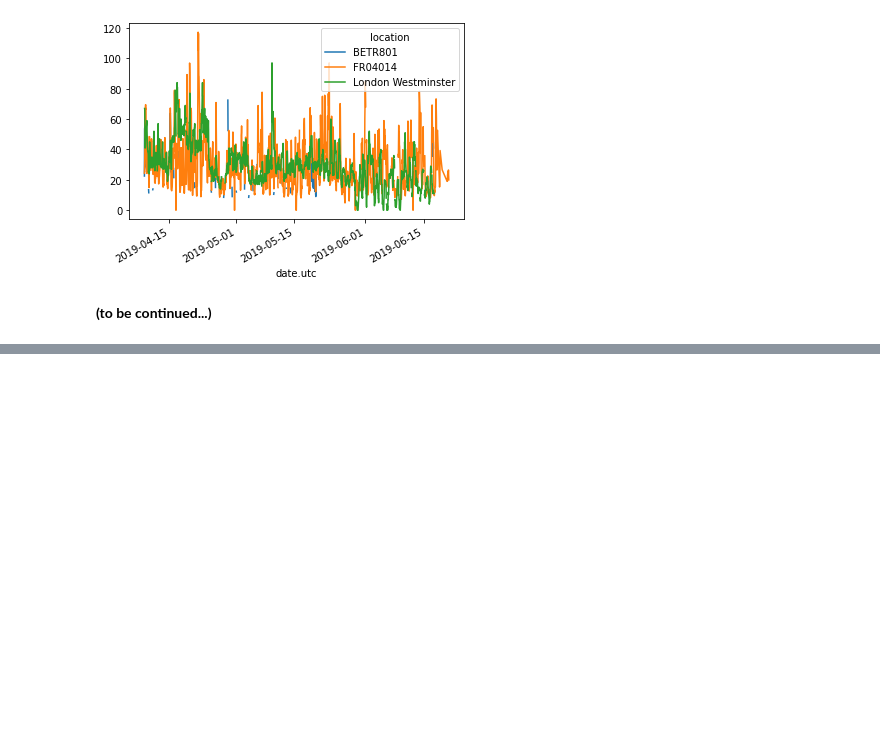
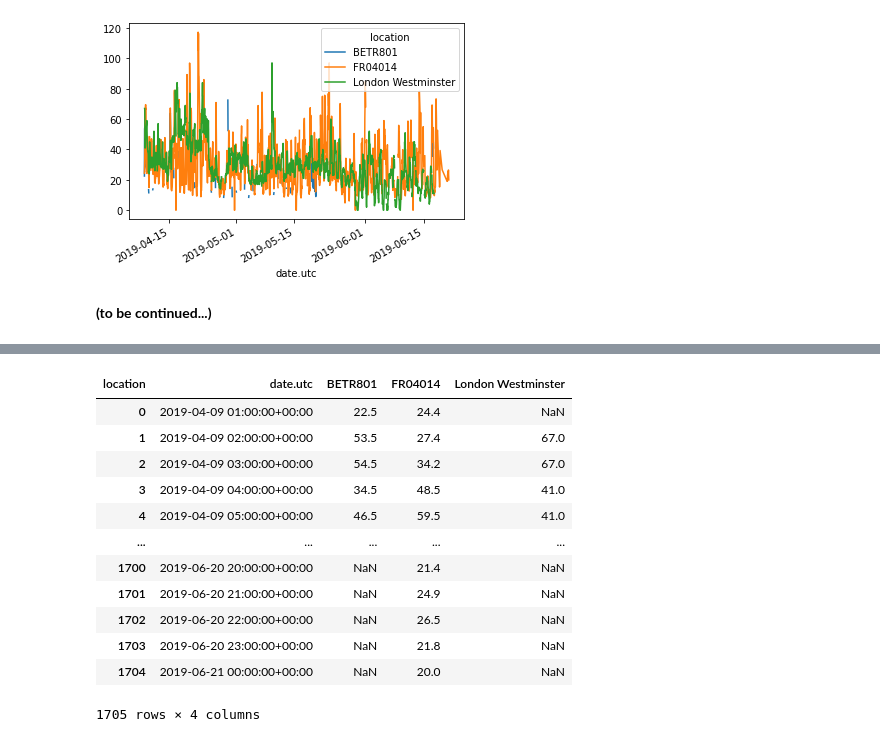
Before and after one commit to boykoatwork/jupyter, a Jupyter notebook: pandas/tutorial_07.ipynb, the cells around one changed output, grey strips where cells are left out. Saved outputs shown, nothing was run; the diff lists cells and outputs as text; code cells hidden in the pictures; blank space fills up the shorter version.

```diff
--- a/pandas/tutorial_07.ipynb
+++ b/pandas/tutorial_07.ipynb
@@ -136,0 +163,2 @@ no2.pivot(columns="location", values="value").plot()
+# %%
+no2_pivoted = no2.pivot(columns="location", values="value").reset_index()
@@ -136,0 +174,16 @@ no2.pivot(columns="location", values="value").plot()
+# %%
+no2_pivoted
+# %% [output]
+| location | date.utc | BETR801 | FR04014 | London Westminster |
+| 0 | 2019-04-09 01:00:00+00:00 | 22.5 | 24.4 | NaN |
+| 1 | 2019-04-09 02:00:00+00:00 | 53.5 | 27.4 | 67.0 |
+| 2 | 2019-04-09 03:00:00+00:00 | 54.5 | 34.2 | 67.0 |
+| 3 | 2019-04-09 04:00:00+00:00 | 34.5 | 48.5 | 41.0 |
+| 4 | 2019-04-09 05:00:00+00:00 | 46.5 | 59.5 | 41.0 |
+| ... | ... | ... | ... | ... |
+| 1700 | 2019-06-20 20:00:00+00:00 | NaN | 21.4 | NaN |
+| 1701 | 2019-06-20 21:00:00+00:00 | NaN | 24.9 | NaN |
+| 1702 | 2019-06-20 22:00:00+00:00 | NaN | 26.5 | NaN |
+| 1703 | 2019-06-20 23:00:00+00:00 | NaN | 21.8 | NaN |
+| 1704 | 2019-06-21 00:00:00+00:00 | NaN | 20.0 | NaN |
+1705 rows × 4 columns
```
Also changed, not shown: parts of 7 cells of this notebook, 19 other files.
